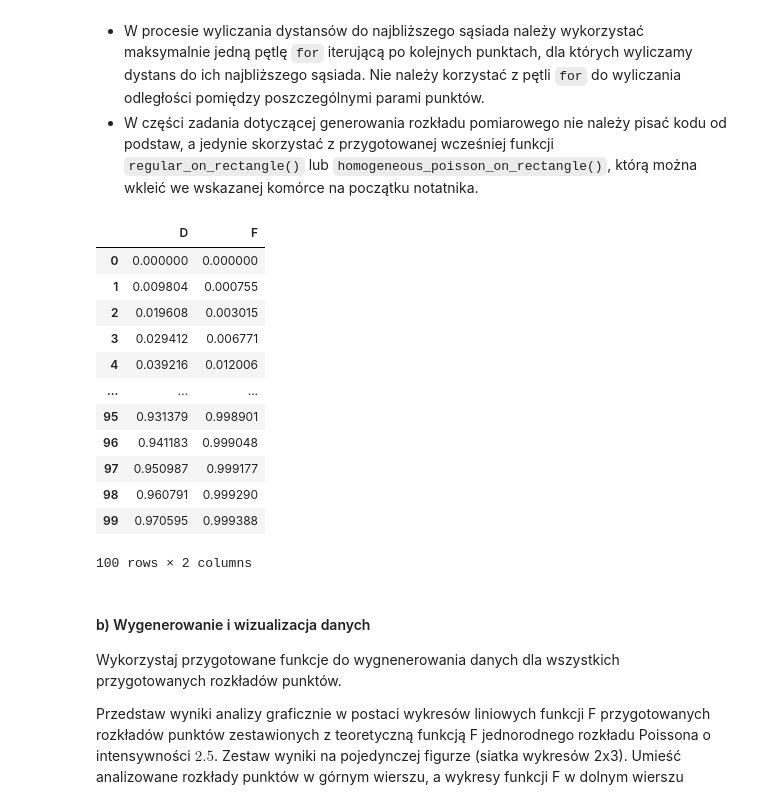
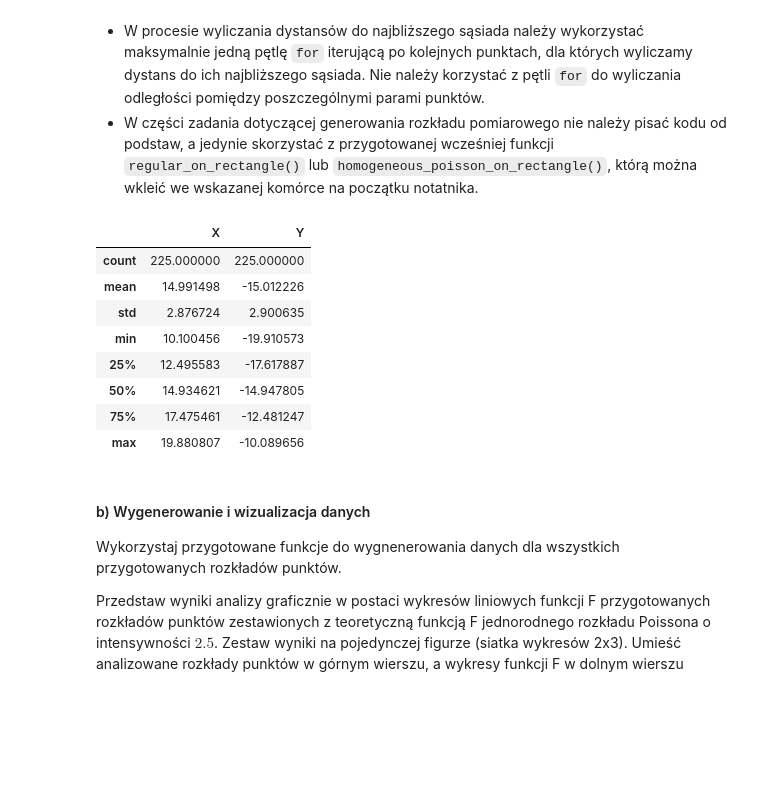
Before and after one commit to ArsBeneMoriendi/analiza_danych_przestrzennych, a Jupyter notebook: ZZ05/ZZ05.ipynb, the cells around one changed output. Cells and saved outputs as stored; diff of their text form; code cells hidden in the pictures; blank space fills up the shorter version.

```diff
--- a/ZZ05/ZZ05.ipynb
+++ b/ZZ05/ZZ05.ipynb
@@ -230,48 +232,46 @@ def f_function(points, test_points):
 
     if d_min_unique[0] != 0:
         d_min_unique = np.insert(d_min_unique, 0, 0)
         f_d = np.insert(f_d, 0, 0)
     f = pd.DataFrame({"D":d_min_unique, "F":f_d})
 
     return f
 
 def f_function_poisson(d, intensity):
     """
     Parameters
     -------
     d: array
         Macierz zawierająca odległości, dla których ma zostać wyznaczona wartość funkcji F.
     intensity: float
         Liczba dodatnia określająca intensywność jednorodnego procesu Poissona.
 
     Returns
     -------
     f: DataFrame
         Tablica zawierająca dwie kolumny:
         - "D" - zawierającą unikalne wartości odległości do najbliższego sąsiada uszeregowane od najmniejszej do największej wartości, dla których wyliczone zostały wartości funkcji F,
         - "F" - zawierającą wyliczone wartości funkcji F.
     """
     f_d_p = 1 - np.exp((-1) * intensity * np.pi * np.square(d))
     f = pd.DataFrame({"D":d, "F":f_d_p})
 
     return f
 
-test_results_3 = f_function(test_data_1, test_data_2)
-f_function_poisson(np.linspace(0, np.max(test_results_3["D"]), 100), 2.5)
+#test_results_3 = f_function(test_data_1, test_data_2)
+#f_function_poisson(np.linspace(0, np.max(test_results_3["D"]), 100), 2.5)
+
+points_R.describe()
 # %% [output]
-|  | D | F |
-| 0 | 0.000000 | 0.000000 |
-| 1 | 0.009804 | 0.000755 |
-| 2 | 0.019608 | 0.003015 |
-| 3 | 0.029412 | 0.006771 |
-| 4 | 0.039216 | 0.012006 |
-| ... | ... | ... |
-| 95 | 0.931379 | 0.998901 |
-| 96 | 0.941183 | 0.999048 |
-| 97 | 0.950987 | 0.999177 |
-| 98 | 0.960791 | 0.999290 |
-| 99 | 0.970595 | 0.999388 |
+|  | X | Y |
+| count | 225.000000 | 225.000000 |
+| mean | 14.991498 | -15.012226 |
+| std | 2.876724 | 2.900635 |
+| min | 10.100456 | -19.910573 |
+| 25% | 12.495583 | -17.617887 |
+| 50% | 14.934621 | -14.947805 |
+| 75% | 17.475461 | -12.481247 |
+| max | 19.880807 | -10.089656 |
-100 rows × 2 columns
 # %%
 # Komórka testowa
 test_results_3 = f_function(test_data_1, test_data_2)
```
Also changed, not shown: parts of 2 cells of this notebook.
